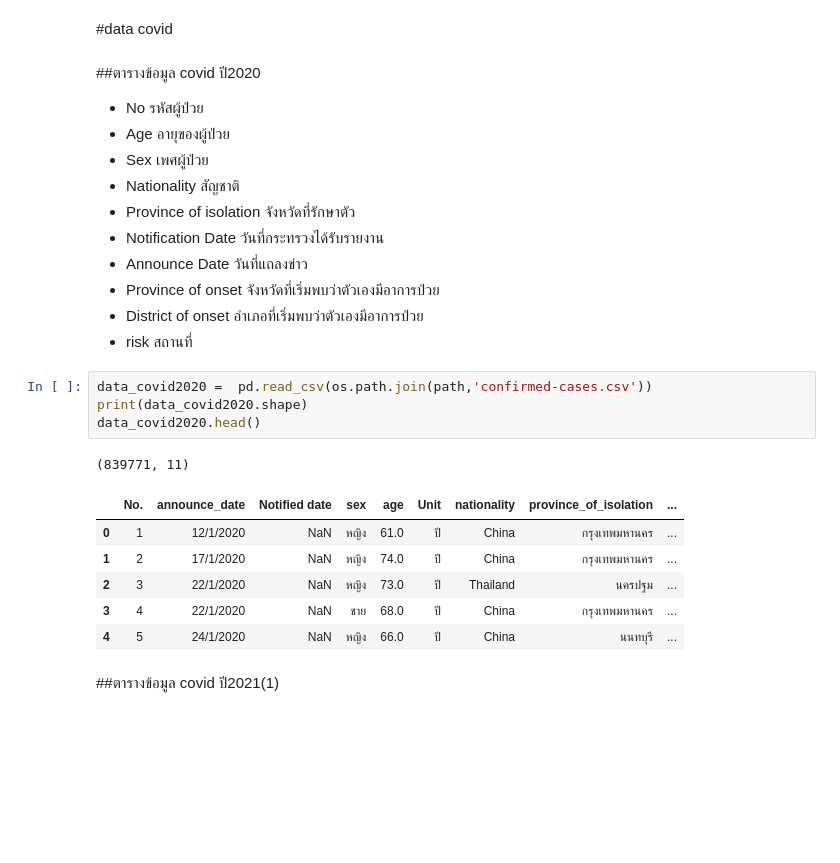
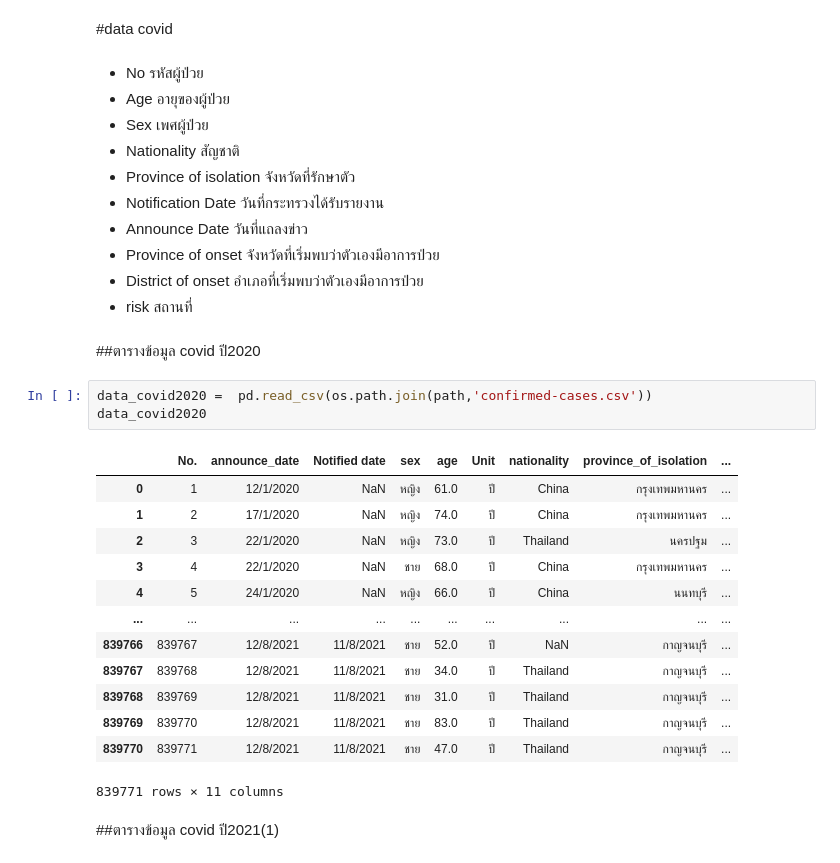
Before and after one commit to BestApisit/data_viz_2022, a Jupyter notebook: Project_Dinosaur.ipynb, the cells around one changed output. Cells and saved outputs as stored; diff of their text form; blank space fills up the shorter version.

```diff
--- a/Project_Dinosaur.ipynb
+++ b/Project_Dinosaur.ipynb
@@ -15,7 +15,6 @@ path = '/content/drive/My Drive/dataviz_2021_data/Project'
 # %% [markdown]
 #data covid
 # %% [markdown]
-##ตารางข้อมูล covid ปี2020
 
 * No รหัสผู้ป่วย
 * Age อายุของผู้ป่วย
@@ -27,18 +26,25 @@ path = '/content/drive/My Drive/dataviz_2021_data/Project'
 * Province of onset จังหวัดที่เริ่มพบว่าตัวเองมีอาการป่วย
 * District of onset อำเภอที่เริ่มพบว่าตัวเองมีอาการป่วย
 * risk สถานที่
+# %% [markdown]
+##ตารางข้อมูล covid ปี2020
 # %%
 data_covid2020 =  pd.read_csv(os.path.join(path,'confirmed-cases.csv'))
-print(data_covid2020.shape)
-data_covid2020.head()
+data_covid2020
 # %% [output]
+|  | No. | announce_date | Notified date | sex | age | Unit | nationality | province_of_isolation | ... |
+| 0 | 1 | 12/1/2020 | NaN | หญิง | 61.0 | ปี | China | กรุงเทพมหานคร | ... |
+| 1 | 2 | 17/1/2020 | NaN | หญิง | 74.0 | ปี | China | กรุงเทพมหานคร | ... |
+| 2 | 3 | 22/1/2020 | NaN | หญิง | 73.0 | ปี | Thailand | นครปฐม | ... |
+| 3 | 4 | 22/1/2020 | NaN | ชาย | 68.0 | ปี | China | กรุงเทพมหานคร | ... |
+| 4 | 5 | 24/1/2020 | NaN | หญิง | 66.0 | ปี | China | นนทบุรี | ... |
+| ... | ... | ... | ... | ... | ... | ... | ... | ... | ... |
+| 839766 | 839767 | 12/8/2021 | 11/8/2021 | ชาย | 52.0 | ปี | NaN | กาญจนบุรี | ... |
+| 839767 | 839768 | 12/8/2021 | 11/8/2021 | ชาย | 34.0 | ปี | Thailand | กาญจนบุรี | ... |
+| 839768 | 839769 | 12/8/2021 | 11/8/2021 | ชาย | 31.0 | ปี | Thailand | กาญจนบุรี | ... |
+| 839769 | 839770 | 12/8/2021 | 11/8/2021 | ชาย | 83.0 | ปี | Thailand | กาญจนบุรี | ... |
+| 839770 | 839771 | 12/8/2021 | 11/8/2021 | ชาย | 47.0 | ปี | Thailand | กาญจนบุรี | ... |
-(839771, 11)
+839771 rows × 11 columns
-|  | No. | announce_date | Notified date | sex | age | Unit | nationality | province_of_isolation | ... |
-| 0 | 1 | 12/1/2020 | NaN | หญิง | 61.0 | ปี | China | กรุงเทพมหานคร | ... |
-| 1 | 2 | 17/1/2020 | NaN | หญิง | 74.0 | ปี | China | กรุงเทพมหานคร | ... |
-| 2 | 3 | 22/1/2020 | NaN | หญิง | 73.0 | ปี | Thailand | นครปฐม | ... |
-| 3 | 4 | 22/1/2020 | NaN | ชาย | 68.0 | ปี | China | กรุงเทพมหานคร | ... |
-| 4 | 5 | 24/1/2020 | NaN | หญิง | 66.0 | ปี | China | นนทบุรี | ... |
 # %% [markdown]
 ##ตารางข้อมูล covid ปี2021(1)
 # %%
```
Also changed, not shown: parts of 83 cells of this notebook.
